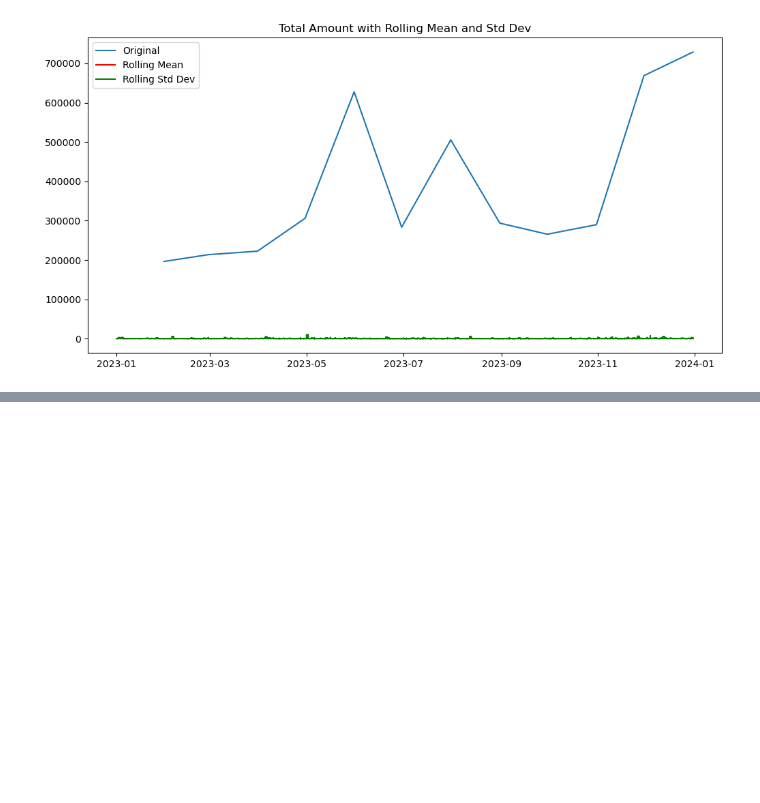
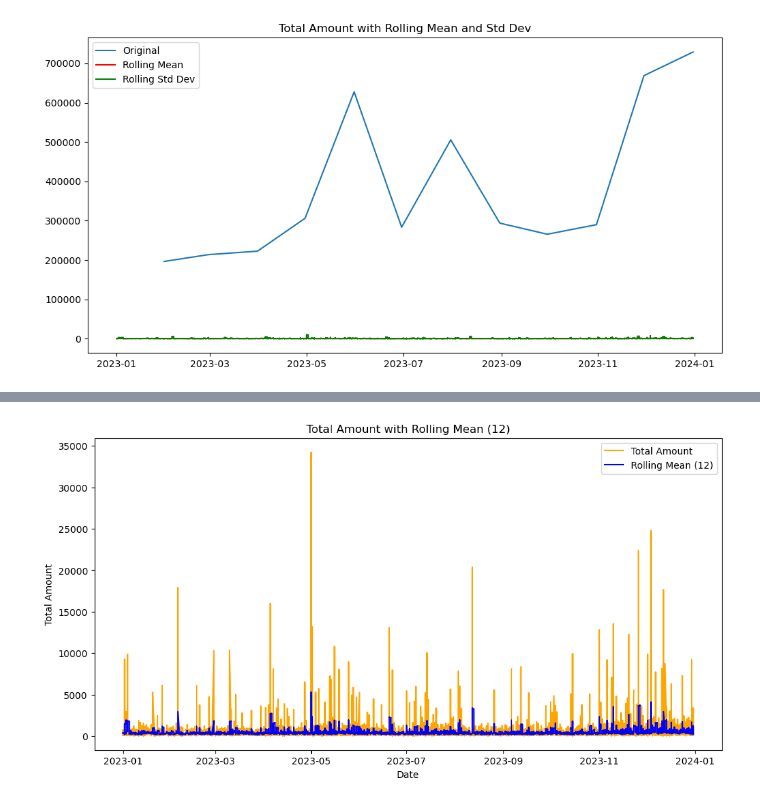
Before and after one commit to felekebeamlak-del/stat_capstone, a Jupyter notebook: G1 Stat Capstone.ipynb, the cells around one changed output, grey strips where cells are left out. Cells and saved outputs as stored; diff of their text form; code cells hidden in the pictures; blank space fills up the shorter version.

```diff
--- a/G1 Stat Capstone.ipynb
+++ b/G1 Stat Capstone.ipynb
@@ -633,0 +693,12 @@ ValueError: x must have 2 complete cycles requires 24 observations. x only has 1
+# %%
+# plot a rolling mean with span of 12 and total amount
+plt.figure(figsize=(12,6))
+plt.plot(retail_df['TotalAmount'], label='Total Amount', color='orange')
+plt.plot(retail_df['TotalAmount'].rolling(window=7).mean(), label='Rolling Mean (12)', color='blue')
+plt.title('Total Amount with Rolling Mean (12)')
+plt.xlabel('Date')
+plt.ylabel('Total Amount')
+plt.legend()
+plt.show()
+# %% [output]
+[figure, added]
```
Also changed, not shown: parts of 5 cells of this notebook.
